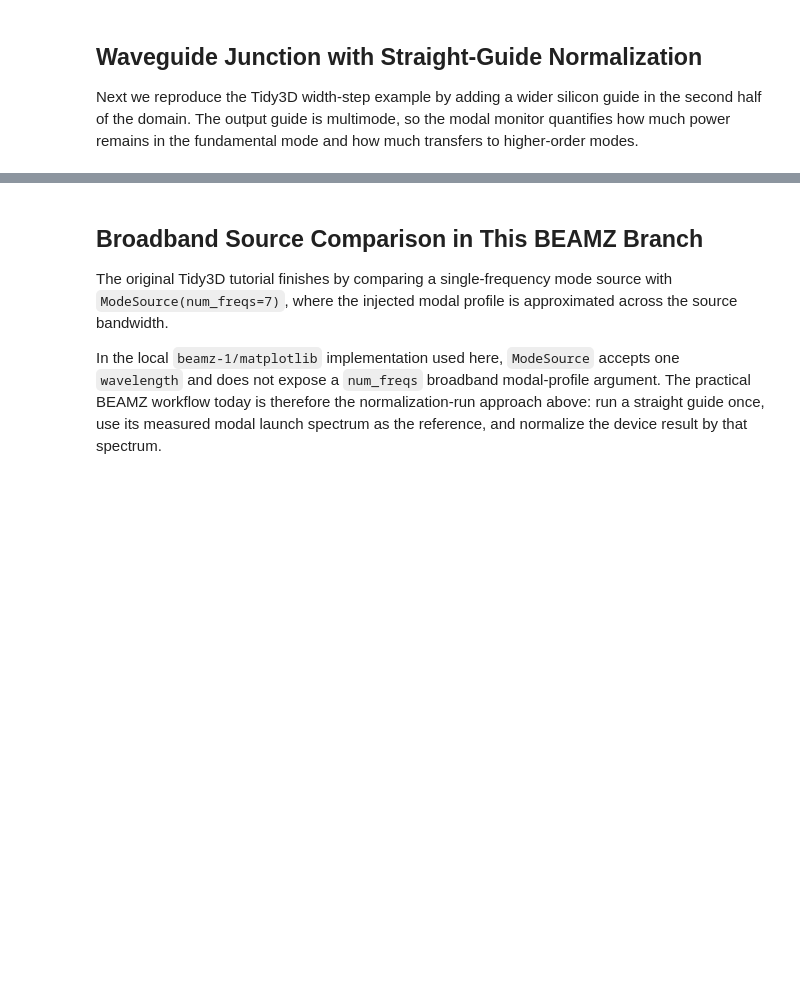
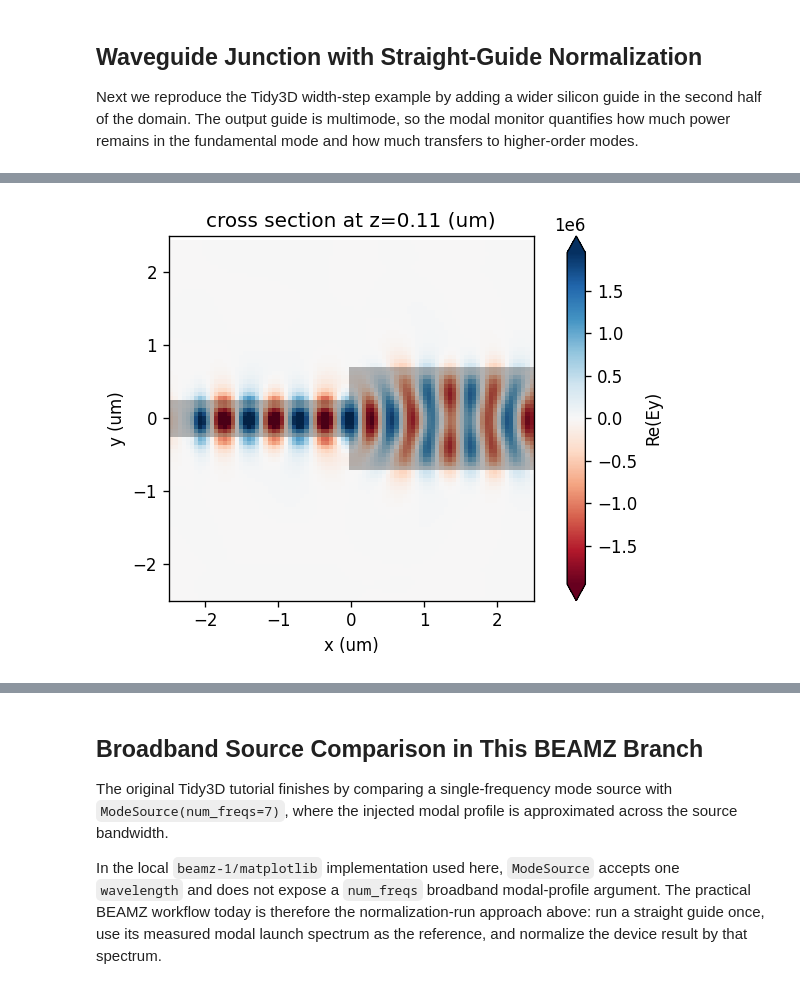
Before and after one commit to beamzorg/beamz-notebooks, a Jupyter notebook: notebooks/modal_sources_monitors.ipynb, the cells around one changed output, grey strips where cells are left out. Cells and saved outputs as stored; diff of their text form; code cells hidden in the pictures; blank space fills up the shorter version.

```diff
--- a/notebooks/modal_sources_monitors.ipynb
+++ b/notebooks/modal_sources_monitors.ipynb
@@ -603,3 +607,23 @@ completed 20696 FDTD steps
+# %%
+if RUN_SIMULATIONS:
+    field_monitor_jct = next(m for m in sim_jct.monitors if m.name == "field")
+    fig, ax = plot_tidy3d_dft_field(
+        sim_jct,
+        field_monitor_jct,
+        field=FIELD_COMPONENT,
+        display_field=DISPLAY_FIELD_COMPONENT,
+        frequency=FREQ0,
+        val="real",
+        origin=plot_origin(),
+        core_permittivity=SI_EPS,
+        cmap="RdBu",
+        xlim=(-2.5, 2.5),
+        ylim=(-2.5, 2.5),
+        show=False,
+    )
+    plt.show()
+# %% [output]
+[figure, added]
 # %%
 if RUN_SIMULATIONS:
     s_jct = junction_result["s_matrix"]
```
Also changed, not shown: parts of 10 cells of this notebook.
